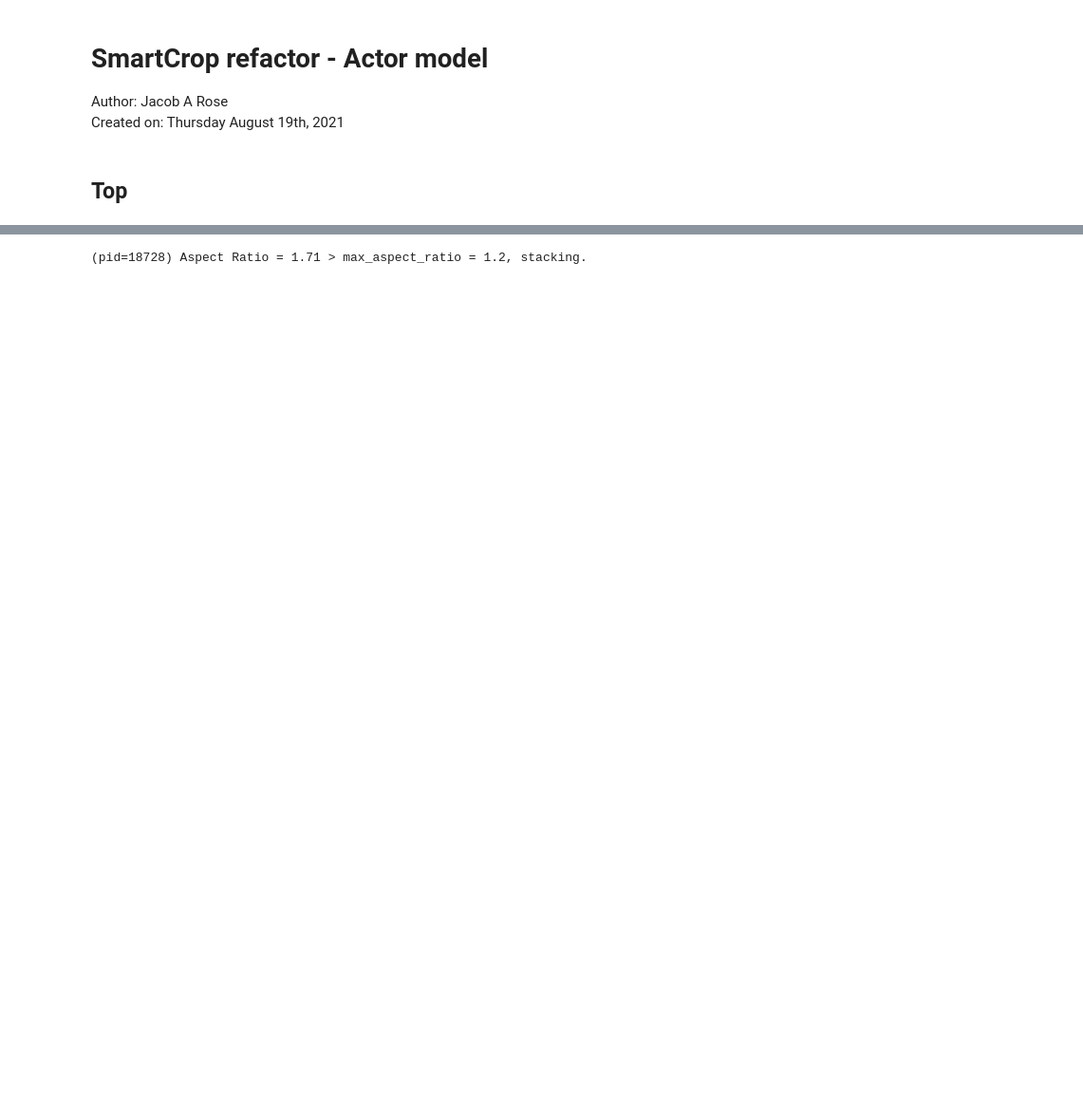
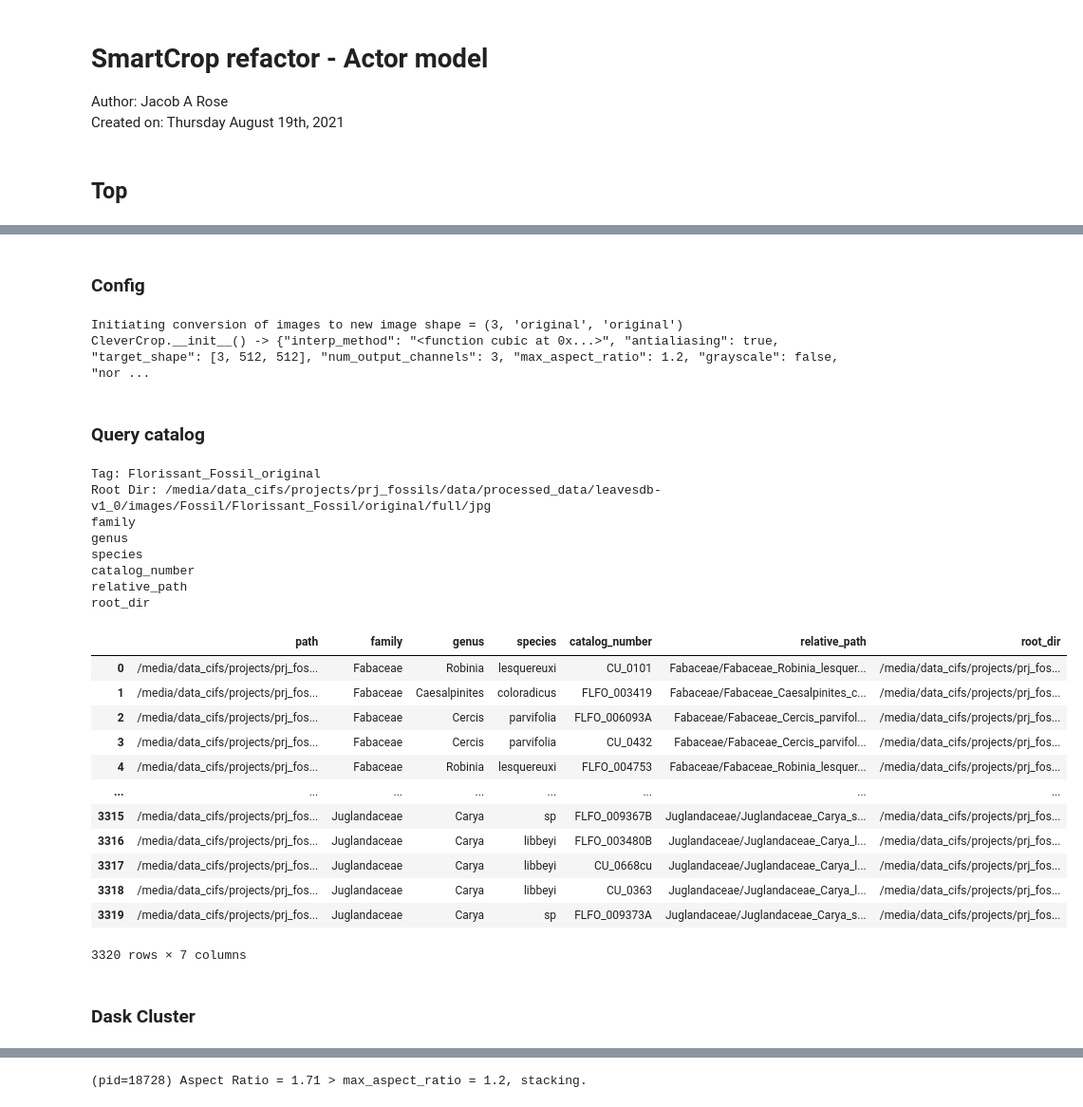
Before and after one commit to JacobARose/lightning-hydra-classifiers, a Jupyter notebook: notebooks/SmartCrop-refactor.ipynb, the cells around one changed output, grey strips where cells are left out. Shown at 95% size. Drawn from its saved outputs; the diff is of its cells as text; code cells hidden in the pictures; blank space fills up the shorter version.

```diff
--- a/notebooks/SmartCrop-refactor.ipynb
+++ b/notebooks/SmartCrop-refactor.ipynb
@@ -570,0 +1074,34 @@ AssertionError
+# %% [markdown]
+### Config
+# %%
+from munch import Munch
+
+config = Munch(chunksize=100,
+               num_cpus=6,
+               threads_per_worker=8)
+
+config.update(dict(dataset_name = "Florissant_Fossil",
+                   y_col="family",
+                   threshold=0,
+                   resolution="original"))
+
+
+
+target_config = Munch(resolution=512,
+                      y_col="family",
+                      threshold=0)
+
+
+# dataset_name = "Extant_Leaves"
+# dataset_name = "PNAS"
+# dataset_name = "Florissant_Fossil"
+# config.resolution = 512
+config.target_shape = (3, config.resolution, config.resolution)
+target_config.target_shape = (3, target_config.resolution, target_config.resolution)
+root_dir = "/media/data_cifs/projects/prj_fossils/data/processed_data/leavesdb-v1_0/images"
+print(f'Initiating conversion of images to new image shape = {(3, config.resolution, config.resolution)}')
+
+clever_crop = CleverCrop(target_shape=target_config.target_shape)
+# %% [output]
+Initiating conversion of images to new image shape = (3, 'original', 'original')
+CleverCrop.__init__() -> {"interp_method": "<function cubic at 0x...>", "antialiasing": true, "target_shape": [3, 512, 512], "num_output_channels": 3, "max_aspect_ratio": 1.2, "grayscale": false, "nor ...
@@ -570,0 +1143,37 @@ AssertionError
+# %% [markdown]
+### Query catalog
+# %%
+from lightning_hydra_classifiers.utils.dataset_management_utils import Extract# as ExtractBase
+from lightning_hydra_classifiers.data.utils.catalog_registry import *
+
+tag = available_datasets.query_tags(dataset_name=config.dataset_name,
+                                    y_col=config.y_col,
+                                    threshold=config.threshold,
+                                    resolution=config.resolution)
+root_dir = available_datasets.get_latest(tag)
+print(f"Tag: {tag}")
+print(f"Root Dir: {root_dir}")
+data_df = parse_df_catalog_from_image_directory(root_dir=root_dir, dataset_name=config.dataset_name)
+data_df
+# %% [output]
+Tag: Florissant_Fossil_original
+Root Dir: /media/data_cifs/projects/prj_fossils/data/processed_data/leavesdb-v1_0/images/Fossil/Florissant_Fossil/original/full/jpg
+family
+genus
+species
+catalog_number
+relative_path
+root_dir
+|  | path | family | genus | species | catalog_number | relative_path | root_dir |
+| 0 | /media/data_cifs/projects/prj_fos... | Fabaceae | Robinia | lesquereuxi | CU_0101 | Fabaceae/Fabaceae_Robinia_lesquer... | /media/data_cifs/projects/prj_fos... |
+| 1 | /media/data_cifs/projects/prj_fos... | Fabaceae | Caesalpinites | coloradicus | FLFO_003419 | Fabaceae/Fabaceae_Caesalpinites_c... | /media/data_cifs/projects/prj_fos... |
+| 2 | /media/data_cifs/projects/prj_fos... | Fabaceae | Cercis | parvifolia | FLFO_006093A | Fabaceae/Fabaceae_Cercis_parvifol... | /media/data_cifs/projects/prj_fos... |
+| 3 | /media/data_cifs/projects/prj_fos... | Fabaceae | Cercis | parvifolia | CU_0432 | Fabaceae/Fabaceae_Cercis_parvifol... | /media/data_cifs/projects/prj_fos... |
+| 4 | /media/data_cifs/projects/prj_fos... | Fabaceae | Robinia | lesquereuxi | FLFO_004753 | Fabaceae/Fabaceae_Robinia_lesquer... | /media/data_cifs/projects/prj_fos... |
+| ... | ... | ... | ... | ... | ... | ... | ... |
+| 3315 | /media/data_cifs/projects/prj_fos... | Juglandaceae | Carya | sp | FLFO_009367B | Juglandaceae/Juglandaceae_Carya_s... | /media/data_cifs/projects/prj_fos... |
+| 3316 | /media/data_cifs/projects/prj_fos... | Juglandaceae | Carya | libbeyi | FLFO_003480B | Juglandaceae/Juglandaceae_Carya_l... | /media/data_cifs/projects/prj_fos... |
+| 3317 | /media/data_cifs/projects/prj_fos... | Juglandaceae | Carya | libbeyi | CU_0668cu | Juglandaceae/Juglandaceae_Carya_l... | /media/data_cifs/projects/prj_fos... |
+| 3318 | /media/data_cifs/projects/prj_fos... | Juglandaceae | Carya | libbeyi | CU_0363 | Juglandaceae/Juglandaceae_Carya_l... | /media/data_cifs/projects/prj_fos... |
+| 3319 | /media/data_cifs/projects/prj_fos... | Juglandaceae | Carya | sp | FLFO_009373A | Juglandaceae/Juglandaceae_Carya_s... | /media/data_cifs/projects/prj_fos... |
+3320 rows × 7 columns
@@ -570,0 +1190,2 @@ AssertionError
+# %% [markdown]
+### Dask Cluster
```
Also changed, not shown: parts of 161 cells of this notebook, 5 other files.
